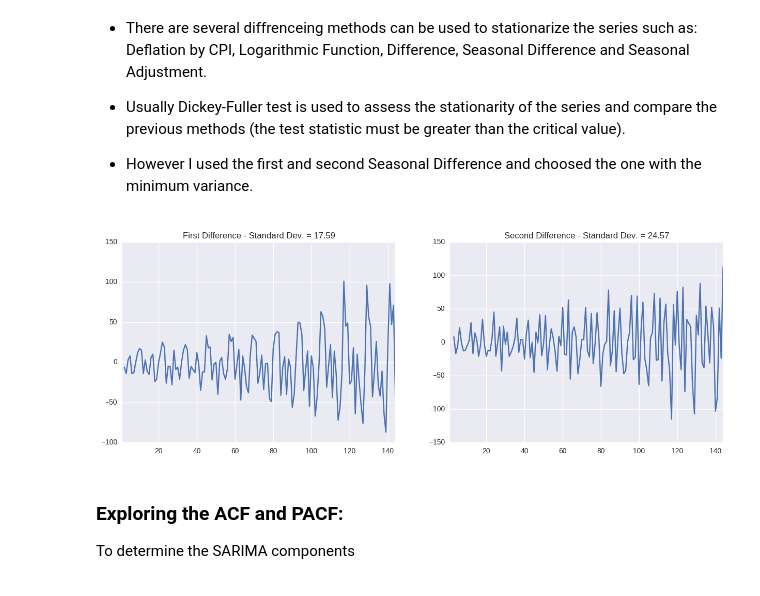
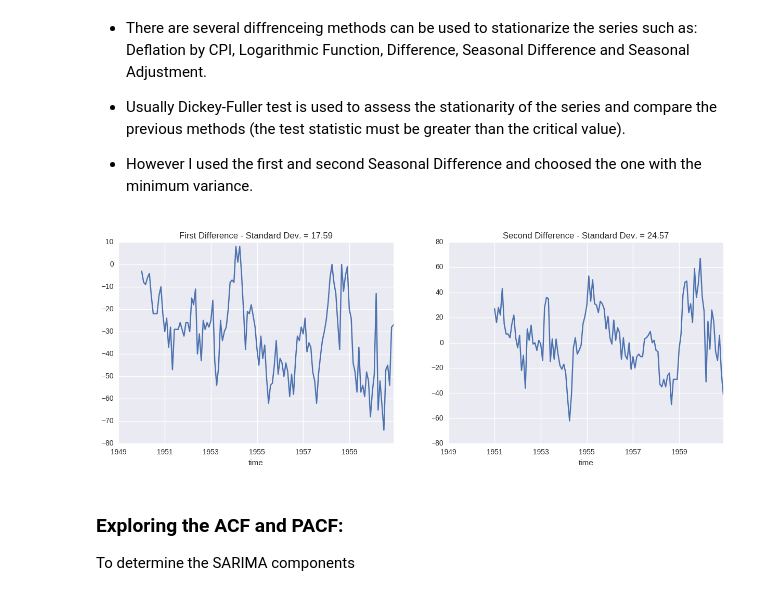
Before and after one commit to afarouky/become-datascience-master, a Jupyter notebook: airlines-ticket-forecasting/airlines-ticket-forecasting.ipynb, the cells around one changed output. Saved outputs shown, nothing was run; the diff lists cells and outputs as text; code cells hidden in the pictures.

```diff
--- a/airlines-ticket-forecasting/airlines-ticket-forecasting.ipynb
+++ b/airlines-ticket-forecasting/airlines-ticket-forecasting.ipynb
@@ -92,17 +108,17 @@ plt.show()
 # %%
 air_data['firstDiff'] = air_data['AirPassengers'].shift(12) - air_data['AirPassengers']
 air_data['secondDiff'] = air_data['firstDiff'].shift(12) - air_data['firstDiff']
 
 fig = plt.figure(figsize=(15, 5))
 plt.subplot(121)
 plt.title("First Difference - Standard Dev. = {}".format(round(np.std(air_data['firstDiff']),2)));
-pd.Series(d1).plot()
+pd.Series(air_data['firstDiff']).plot()
 plt.subplot(122)
 plt.title("Second Difference - Standard Dev. = {}".format(round(np.std(air_data['secondDiff']),2)));
-pd.Series(d2).plot()
+pd.Series(air_data['secondDiff']).plot()
 plt.show()
 # %% [output]
-[figure, old version]
+[figure, new version]
 # %% [markdown]
 ### Exploring the ACF and PACF:
 To determine the SARIMA components
```
Also changed, not shown: parts of 6 cells of this notebook.
